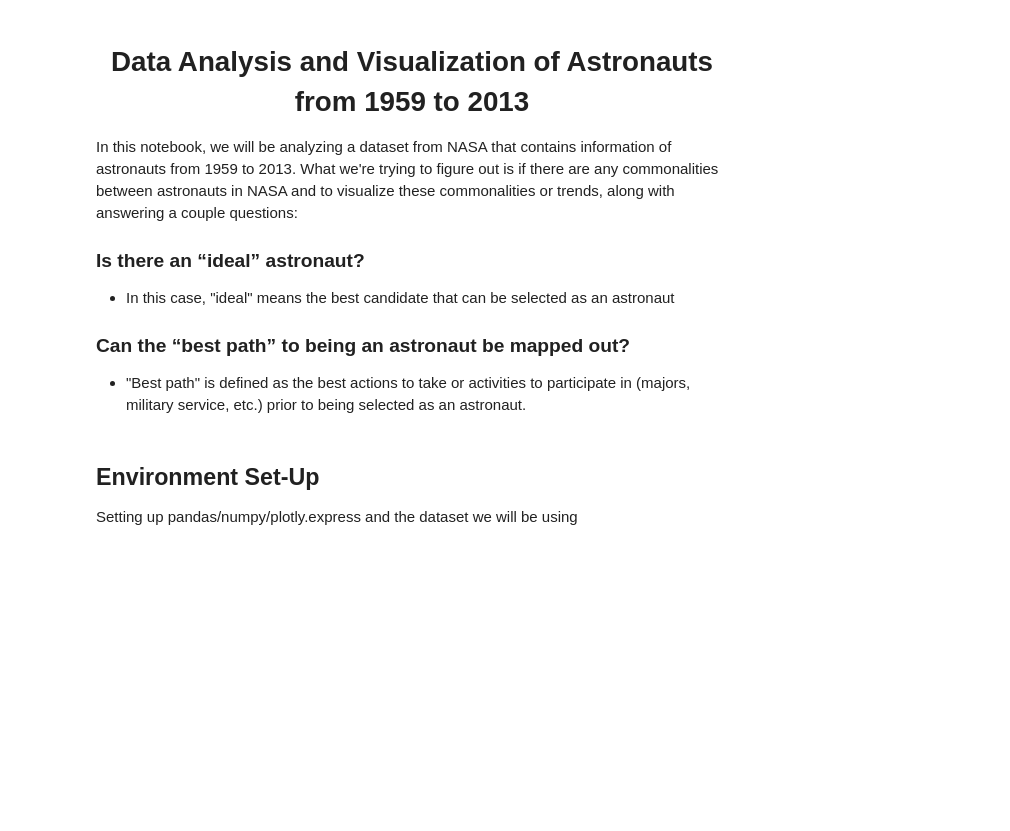
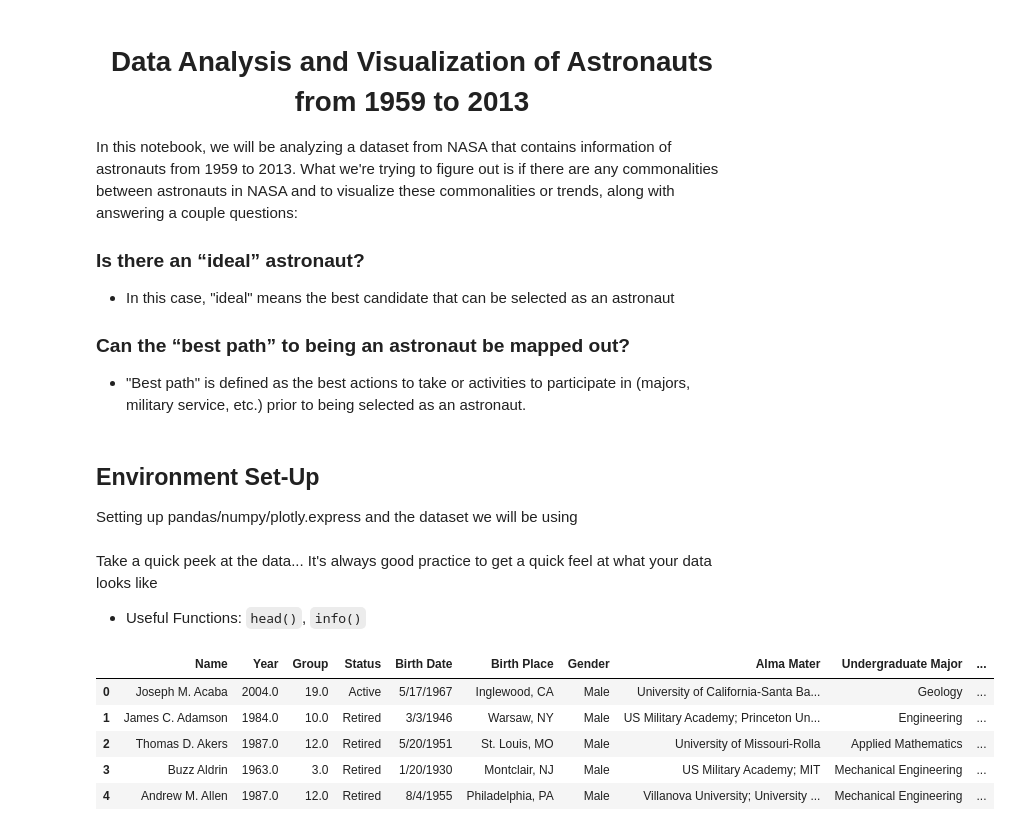
Before and after one commit to ishaandey/node, a Jupyter notebook: week-5/practice/astronauts_key.ipynb, the cells around one changed output. Drawn from its saved outputs; the diff is of its cells as text; code cells hidden in the pictures; blank space fills up the shorter version.

Commit message:
Finalized extra practice

```diff
--- a/week-5/practice/astronauts_key.ipynb
+++ b/week-5/practice/astronauts_key.ipynb
@@ -9,7 +9,7 @@ In this notebook, we will be analyzing a dataset from NASA that contains informa
 ### Can the “best path” to being an astronaut be mapped out?
 - "Best path" is defined as the best actions to take or activities to participate in (majors, military service, etc.) prior to being selected as an astronaut.
 # %% [markdown]
-## Environment Set-Up
+## **Environment Set-Up**
 Setting up pandas/numpy/plotly.express and the dataset we will be using
 # %%
 import pandas as pd
@@ -20,0 +18,15 @@ pd.read_csv("")
+# %%
+#Astronaut Dataset
+astro = pd.read_csv("https://raw.githubusercontent.com/ishaandey/node/master/week-5/practice/nasa_astronauts.csv")
+# %% [markdown]
+Take a quick peek at the data... It's always good practice to get a quick feel at what your data looks like
+- Useful Functions: `head()`, `info()`
+# %%
+astro.head()
+# %% [output]
+|  | Name | Year | Group | Status | Birth Date | Birth Place | Gender | Alma Mater | Undergraduate Major | ... |
+| 0 | Joseph M. Acaba | 2004.0 | 19.0 | Active | 5/17/1967 | Inglewood, CA | Male | University of California-Santa Ba... | Geology | ... |
+| 1 | James C. Adamson | 1984.0 | 10.0 | Retired | 3/3/1946 | Warsaw, NY | Male | US Military Academy; Princeton Un... | Engineering | ... |
+| 2 | Thomas D. Akers | 1987.0 | 12.0 | Retired | 5/20/1951 | St. Louis, MO | Male | University of Missouri-Rolla | Applied Mathematics | ... |
+| 3 | Buzz Aldrin | 1963.0 | 3.0 | Retired | 1/20/1930 | Montclair, NJ | Male | US Military Academy; MIT | Mechanical Engineering | ... |
+| 4 | Andrew M. Allen | 1987.0 | 12.0 | Retired | 8/4/1955 | Philadelphia, PA | Male | Villanova University; University ... | Mechanical Engineering | ... |
```
Also changed, not shown: parts of 32 cells of this notebook.
